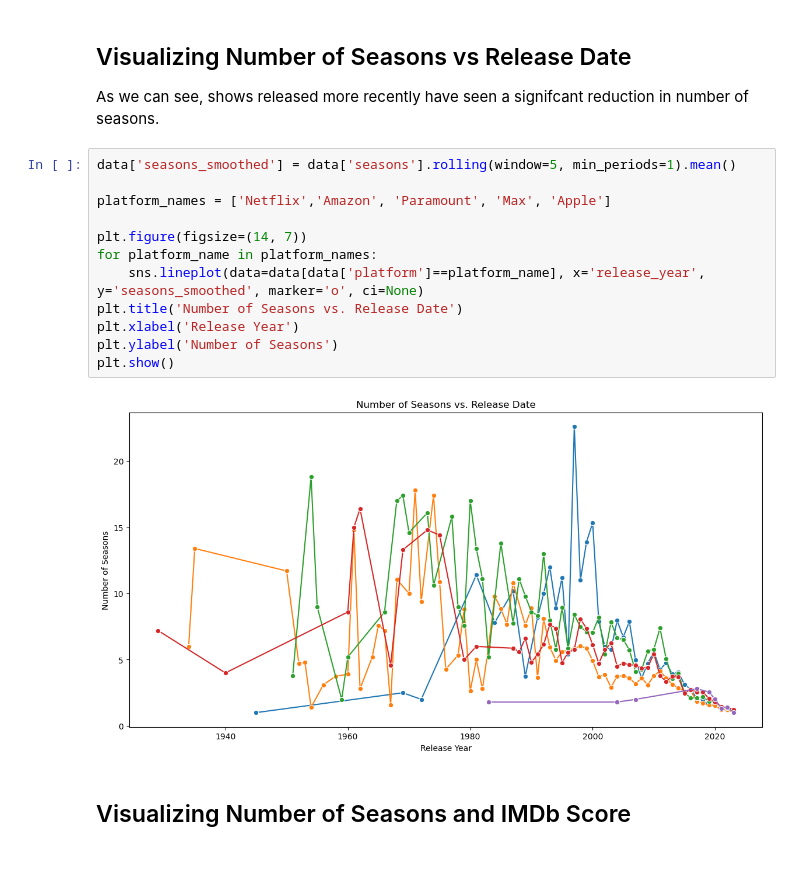
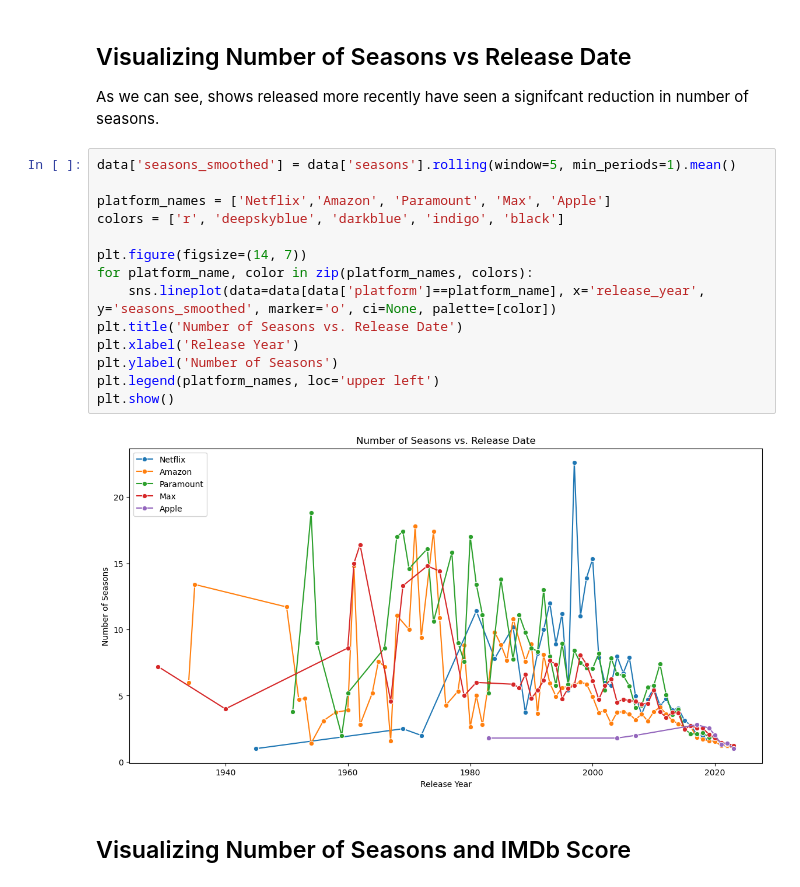
Before and after one commit to miajerph/math189project, a Jupyter notebook: FinalProj_PermutationTesting.ipynb, the cells around one changed output. Drawn from its saved outputs; the diff is of its cells as text.

```diff
--- a/FinalProj_PermutationTesting.ipynb
+++ b/FinalProj_PermutationTesting.ipynb
@@ -117,17 +117,19 @@ As we can see, shows released more recently have seen a signifcant reduction in
 # %%
 data['seasons_smoothed'] = data['seasons'].rolling(window=5, min_periods=1).mean()
 
 platform_names = ['Netflix','Amazon', 'Paramount', 'Max', 'Apple']
+colors = ['r', 'deepskyblue', 'darkblue', 'indigo', 'black']
 
 plt.figure(figsize=(14, 7))
-for platform_name in platform_names:
-    sns.lineplot(data=data[data['platform']==platform_name], x='release_year', y='seasons_smoothed', marker='o', ci=None)
+for platform_name, color in zip(platform_names, colors):
+    sns.lineplot(data=data[data['platform']==platform_name], x='release_year', y='seasons_smoothed', marker='o', ci=None, palette=[color])
 plt.title('Number of Seasons vs. Release Date')
 plt.xlabel('Release Year')
 plt.ylabel('Number of Seasons')
+plt.legend(platform_names, loc='upper left')
 plt.show()
 # %% [output]
-[figure, old version]
+[figure, new version]
 # %% [markdown]
 ## Visualizing Number of Seasons and IMDb Score
 # %%
```
Also changed, not shown: parts of 2 cells of this notebook.
